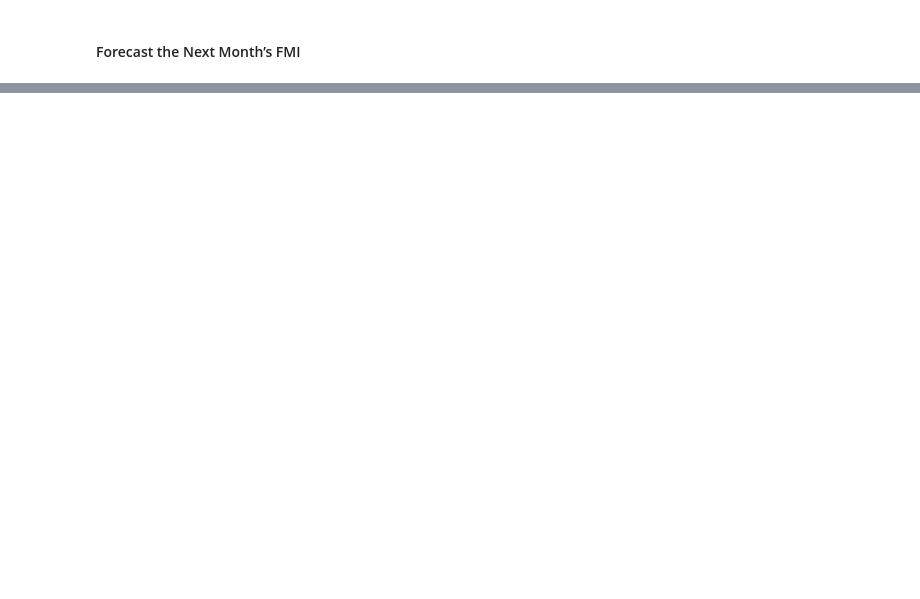
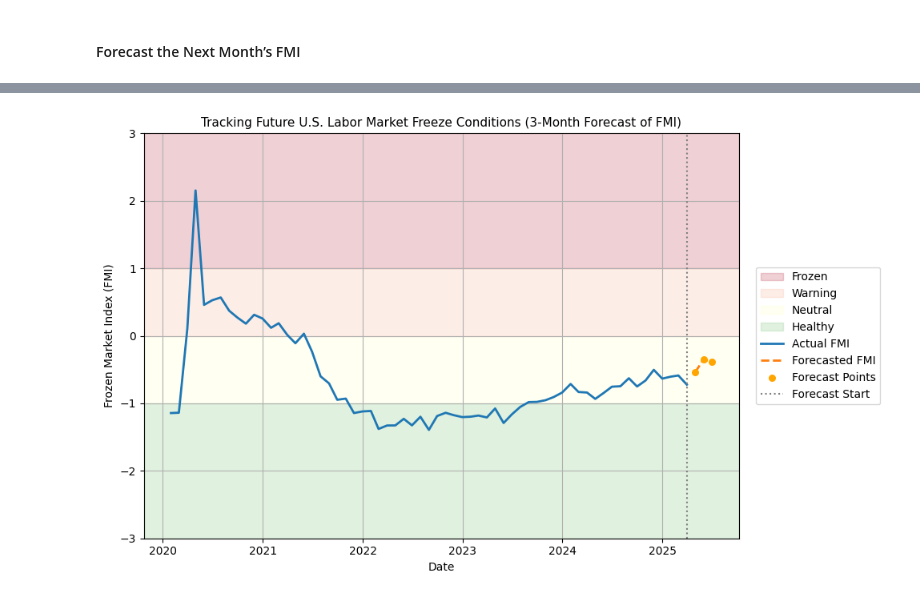
Before and after one commit to Makster04/Labor_Market_Index, a Jupyter notebook: Demand_vs_Supply.ipynb, the cells around one changed output, grey strips where cells are left out. Saved outputs shown, nothing was run; the diff lists cells and outputs as text; code cells hidden in the pictures; blank space fills up the shorter version.

```diff
--- a/Demand_vs_Supply.ipynb
+++ b/Demand_vs_Supply.ipynb
@@ -1100,0 +1107,57 @@ plt.show()
+# %%
+# === Step 12: Forecast Visualization (from April 2025 onward) ===
+import matplotlib.pyplot as plt
+import matplotlib.dates as mdates
+
+# Predict on full available data
+forecast_full = model.predict(X)
+
+# Construct DataFrame with actuals and forecast
+forecast_df = pd.DataFrame({
+    'Actual': y_true.loc[X.index],
+    'Forecast': forecast_full
+}, index=X.index)
+
+# Append future forecast points
+combined_df = pd.concat([forecast_df, future_forecast_df])
+
+# Define forecast start
+forecast_start = pd.to_datetime("2025-04-01")
+
+# Trim full timeline for visibility
+combined_df_trimmed = combined_df.loc["2020-01-01":]
+
+# Split actuals and future forecast for separate styling
+actual_data = combined_df_trimmed.loc[:forecast_start]
+future_data = combined_df_trimmed.loc[forecast_start:forecast_start + pd.DateOffset(months=3)]
+
+# Plot
+plt.figure(figsize=(10, 6))
+
+# Zone shading (darker shades)
+plt.axhspan(1, 3, color='#b2182b', alpha=0.2, label='Frozen')
+plt.axhspan(0, 1, color="#f9a989", alpha=0.2, label='Warning')
+plt.axhspan(0, -1, color='#ffffbf', alpha=0.2, label='Neutral')
+plt.axhspan(-1, -3, color='#66bd63', alpha=0.2, label='Healthy')
+
+# Plot actuals
+plt.plot(actual_data.index, actual_data['Actual'], label='Actual FMI', linewidth=2)
+
+# Plot forecast line and points
+plt.plot(future_data.index, future_data['Forecast'], linestyle='--', linewidth=2, label='Forecasted FMI')
+plt.scatter(future_data.index, future_data['Forecast'], color='orange', s=30, zorder=5, label='Forecast Points')
+
+# Vertical line to indicate forecast start
+plt.axvline(forecast_start, color='gray', linestyle=':', label='Forecast Start')
+
+# Aesthetics
+plt.title('Tracking Future U.S. Labor Market Freeze Conditions (3-Month Forecast of FMI)', fontsize=11)
+plt.xlabel('Date')
+plt.ylabel('Frozen Market Index (FMI)')
+plt.ylim(-3, 3)
+plt.legend(loc='center left', bbox_to_anchor=(1.02, 0.5))
+plt.grid(True)
+plt.tight_layout()
+plt.show()
+# %% [output]
+[figure, added]
```
Also changed, not shown: parts of 10 cells of this notebook.
